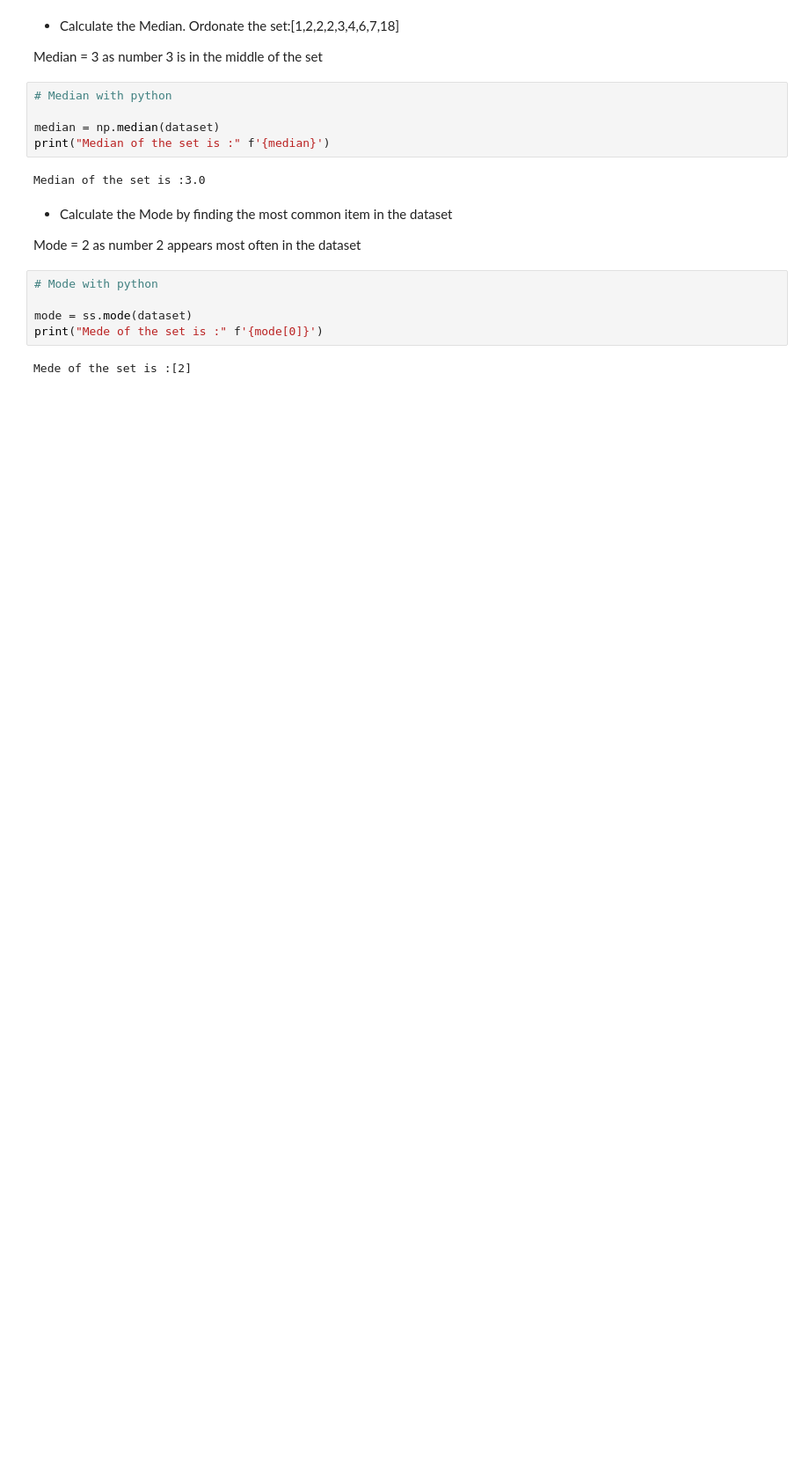
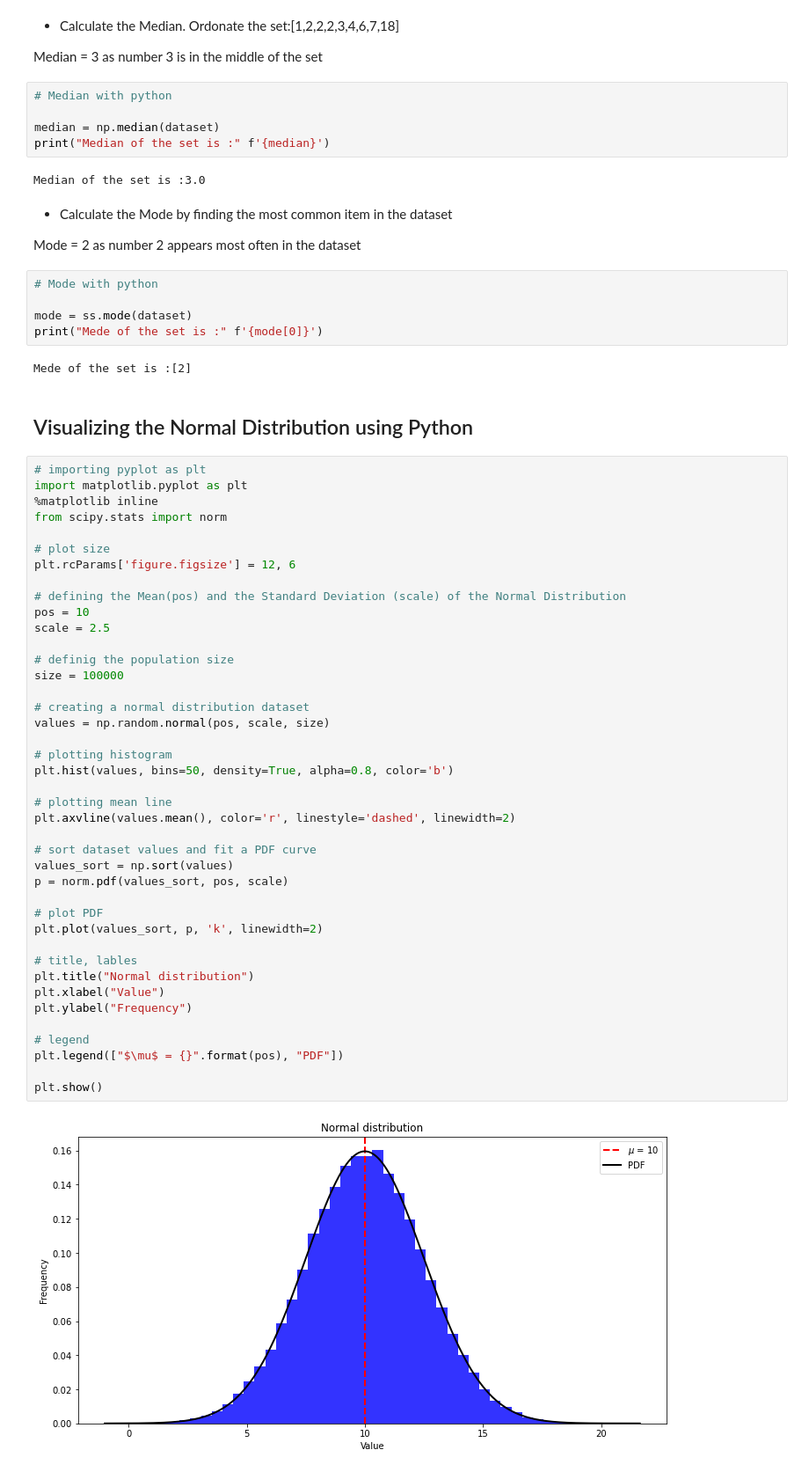
Before and after one commit to G00411367/funddata-assessment, a Jupyter notebook: normal-distribution.ipynb, the cells around one changed output. Shown at 88% size. Cells and saved outputs as stored; diff of their text form; blank space fills up the shorter version.

```diff
--- a/normal-distribution.ipynb
+++ b/normal-distribution.ipynb
@@ -135,3 +136,48 @@ mode = ss.mode(dataset)
 print("Mede of the set is :" f'{mode[0]}')
 # %% [output]
 Mede of the set is :[2]
+# %% [markdown]
+## Visualizing the Normal Distribution using Python
+# %%
+# importing pyplot as plt
+import matplotlib.pyplot as plt
+%matplotlib inline
+from scipy.stats import norm
+
+# plot size
+plt.rcParams['figure.figsize'] = 12, 6
+
+# defining the Mean(pos) and the Standard Deviation (scale) of the Normal Distribution
+pos = 10
+scale = 2.5
+
+# definig the population size
+size = 100000
+
+# creating a normal distribution dataset
+values = np.random.normal(pos, scale, size)
+
+# plotting histogram
+plt.hist(values, bins=50, density=True, alpha=0.8, color='b')
+
+# plotting mean line
+plt.axvline(values.mean(), color='r', linestyle='dashed', linewidth=2)
+
+# sort dataset values and fit a PDF curve
+values_sort = np.sort(values)
+p = norm.pdf(values_sort, pos, scale)
+
+# plot PDF
+plt.plot(values_sort, p, 'k', linewidth=2)
+
+# title, lables
+plt.title("Normal distribution")
+plt.xlabel("Value")
+plt.ylabel("Frequency")
+
+# legend
+plt.legend(["$\mu$ = {}".format(pos), "PDF"])
+
+plt.show()
+# %% [output]
+[figure, added]
```
Also changed, not shown: parts of 8 cells of this notebook.
